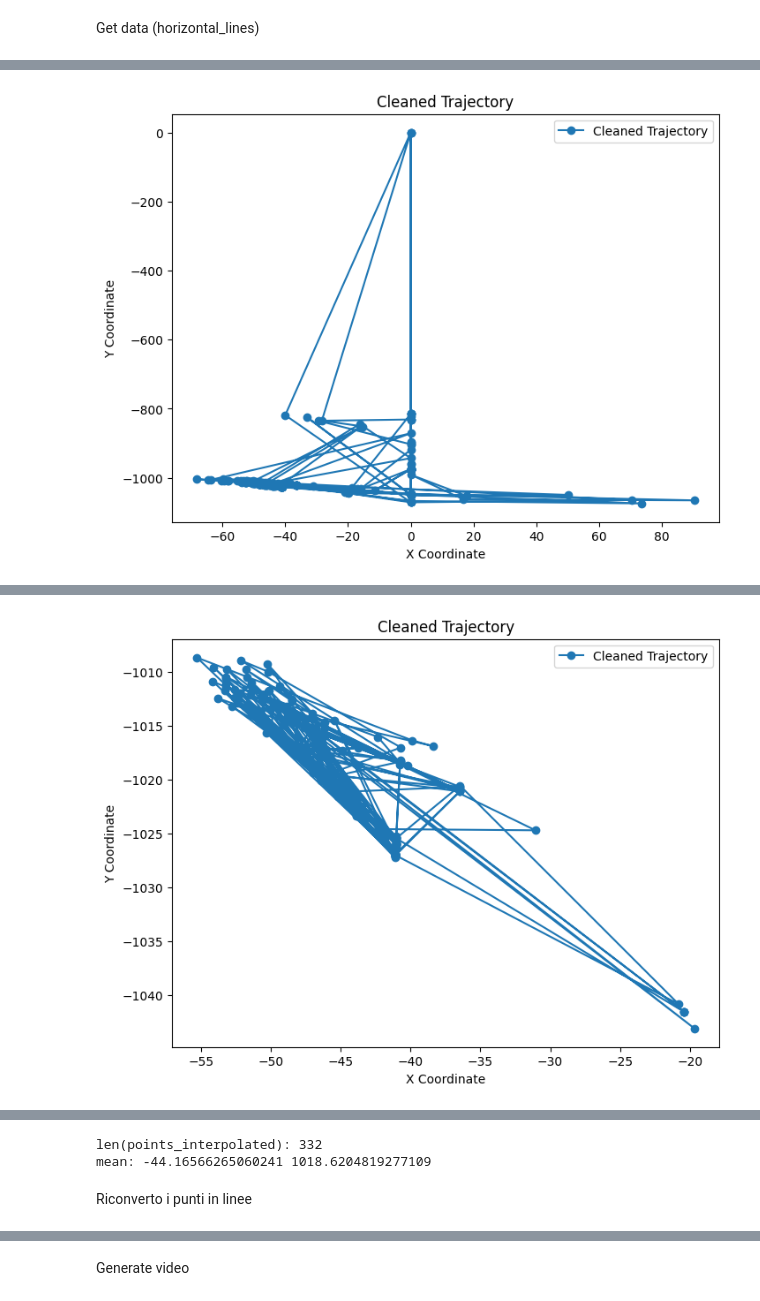
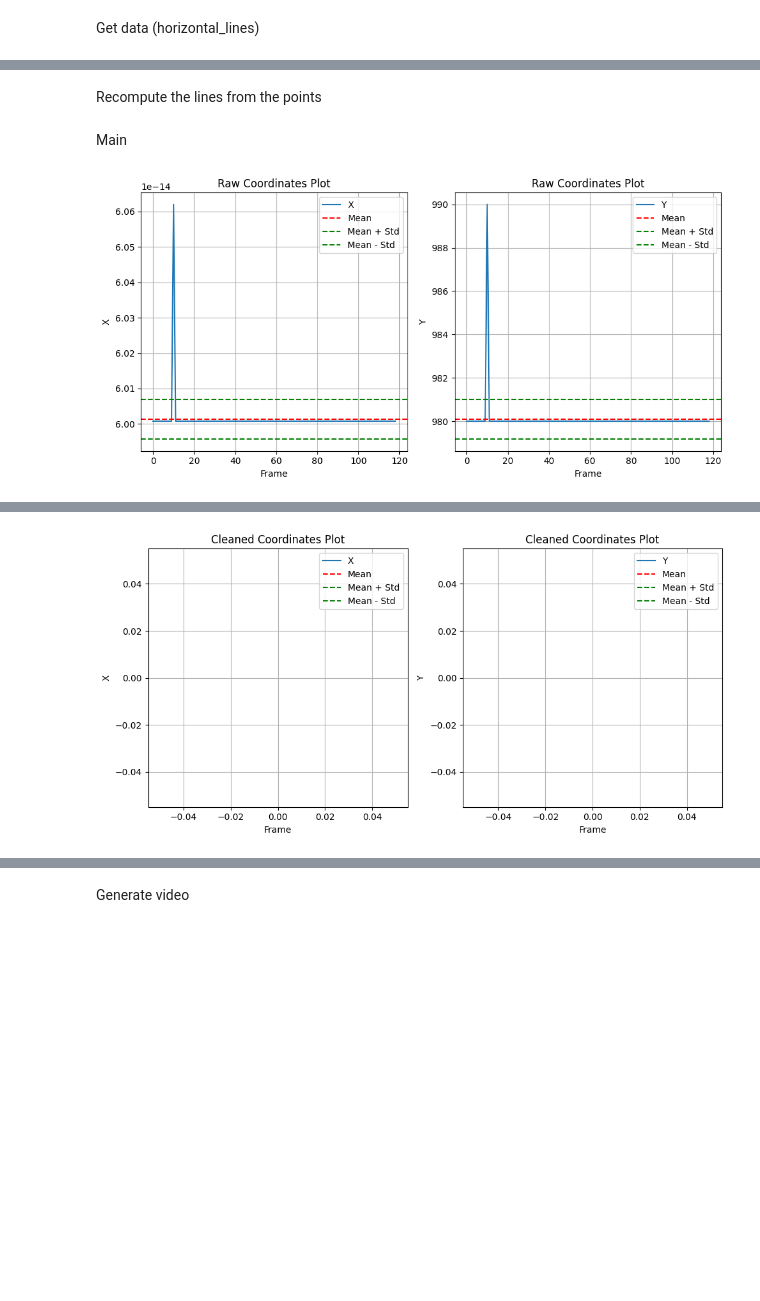
Before and after one commit to CorraPiano/bowling-analysis, a Jupyter notebook: notebook/lane_detection/PostProcessing_bottom.ipynb, the cells around one changed output, grey strips where cells are left out. Cells and saved outputs as stored; diff of their text form; code cells hidden in the pictures; blank space fills up the shorter version.

```diff
--- a/notebook/lane_detection/PostProcessing_bottom.ipynb
+++ b/notebook/lane_detection/PostProcessing_bottom.ipynb
@@ -190,7 +139,7 @@ def remove_outliers(df, threshold=1):
     print(df)
     print('Median distance:', median_dist)
     print('Standard deviation of distances:', std_dist)
-    outlier_threshold =  threshold * std_dist
+    outlier_threshold =  threshold * std_dist * 2
 
     mask = []
 
@@ -250,13 +282,13 @@ def median_filter(df, kernel_size=3):
 # %%
-def Savitzky_Golay_filter(df, window_length=25, polyorder=1):
+def Savitzky_Golay_filter(df, window_length=5, polyorder=1):
     """
     Smooths the X and Y coordinates using Savitzky-Golay filter to reduce noise.
     """
     df['X'] = savgol_filter(df['X'], window_length=window_length, polyorder=polyorder)
     df['Y'] = savgol_filter(df['Y'], window_length=window_length, polyorder=polyorder)
 
-    # Round the smoothed coordinates to integers
-    df['X'] = df['X'].round().astype(int)
-    df['Y'] = df['Y'].round().astype(int)
+    # # Round the smoothed coordinates to integers
+    # df['X'] = df['X'].round().astype(int)
+    # df['Y'] = df['Y'].round().astype(int)
 
     return df
@@ -286,0 +361,12 @@ def interpolate_missing_coordinates(df, end_frame, start_frame=0):
+# %% [markdown]
+Recompute the lines from the points
+# %%
+def lines_from_point(points_interpolated):
+# Riconversione dei punti in linee (rho e theta)
+    reconverted_lines = []
+
+    for x, y in points_interpolated[['X', 'Y']].values:
+        rho = np.sqrt(x**2 + y**2)  # Distanza dall'origine
+        theta = np.arctan2(y, x)    # Angolo rispetto all'asse x
+        reconverted_lines.append((rho, theta))
+    return reconverted_lines
@@ -287,28 +397,48 @@ def interpolate_missing_coordinates(df, end_frame, start_frame=0):
+# %% [markdown]
+Main
 # %%
+# get the intersection points
+intersection_points = get_intersections(horizontal_lines)
 # remove outliers
 # Create a DataFrame from intersection_points
 points_df = pd.DataFrame(intersection_points, columns=['X', 'Y'])
 points_df['Frame'] = range(len(points_df))
-plot_trajectory(points_df)
+# plot_trajectory(points_df)
+plot_coordinates(points_df, title="Raw Coordinates Plot")
 
 # Reorder columns to have 'Frame', 'X', 'Y'
 points_df = points_df[['Frame', 'X', 'Y']]
 
 # Remove outliers
 points_cleaned = remove_outliers(points_df)
 
-plot_trajectory(points_cleaned)
+# plot_trajectory(points_cleaned)
+plot_coordinates(points_cleaned, title="Cleaned Coordinates Plot")
 
-# Smooth the trajectory to reduce noise
-points_smoothed = median_filter(points_cleaned)
-plot_trajectory(points_smoothed)
+if avg_movement > 1:
+    # Smooth the trajectory to reduce noise
+    points_smoothed = median_filter(points_cleaned)
+    # plot_trajectory(points_smoothed)
+    plot_coordinates(points_smoothed, title="Smoothed Coordinates Plot")
 
-# Interpolate missing coordinates
-points_interpolated = interpolate_missing_coordinates(points_smoothed, len(points_df)-1)
+    # Interpolate missing coordinates
+    points_interpolated = interpolate_missing_coordinates(points_smoothed, len(points_df)-1)
+    plot_coordinates(points_interpolated, title="Interpolated Coordinates Plot")
+    #plot
+    # plot_trajectory(points_interpolated)
+    # print("len(points_interpolated):", len(points_interpolated))
+    # print('mean:', points_interpolated['X'].mean(), points_interpolated['Y'].mean())
 
-#plot
-plot_trajectory(points_interpolated)
-print("len(points_interpolated):", len(points_interpolated))
-print('mean:', points_interpolated['X'].mean(), points_interpolated['Y'].mean())
+    reconverted_lines = lines_from_point(points_interpolated)
+else:
+    #get the mean point because I'm assuming the video still
+    mean_point = points_cleaned.mean()
+    # print('mean point:', mean_point)
+
+    #create a list of length of the original df where each element is mean_point
+    mean_point_list = [mean_point] * len(intersection_points)
+    mean_point_df = pd.DataFrame(mean_point_list, columns=['X', 'Y'])
+
+    reconverted_lines = lines_from_point(mean_point_df)
 # %% [output]
-[figure, old version]
+[figure, new version]
@@ -332 +462 @@ Outliers removed: 47
-[figure, old version]
+[figure, new version]
@@ -335,4 +462,0 @@ Outliers removed: 47
-len(points_interpolated): 332
-mean: -44.16566265060241 1018.6204819277109
-# %% [markdown]
-Riconverto i punti in linee
```
Also changed, not shown: parts of 39 cells of this notebook, 31 other files.
